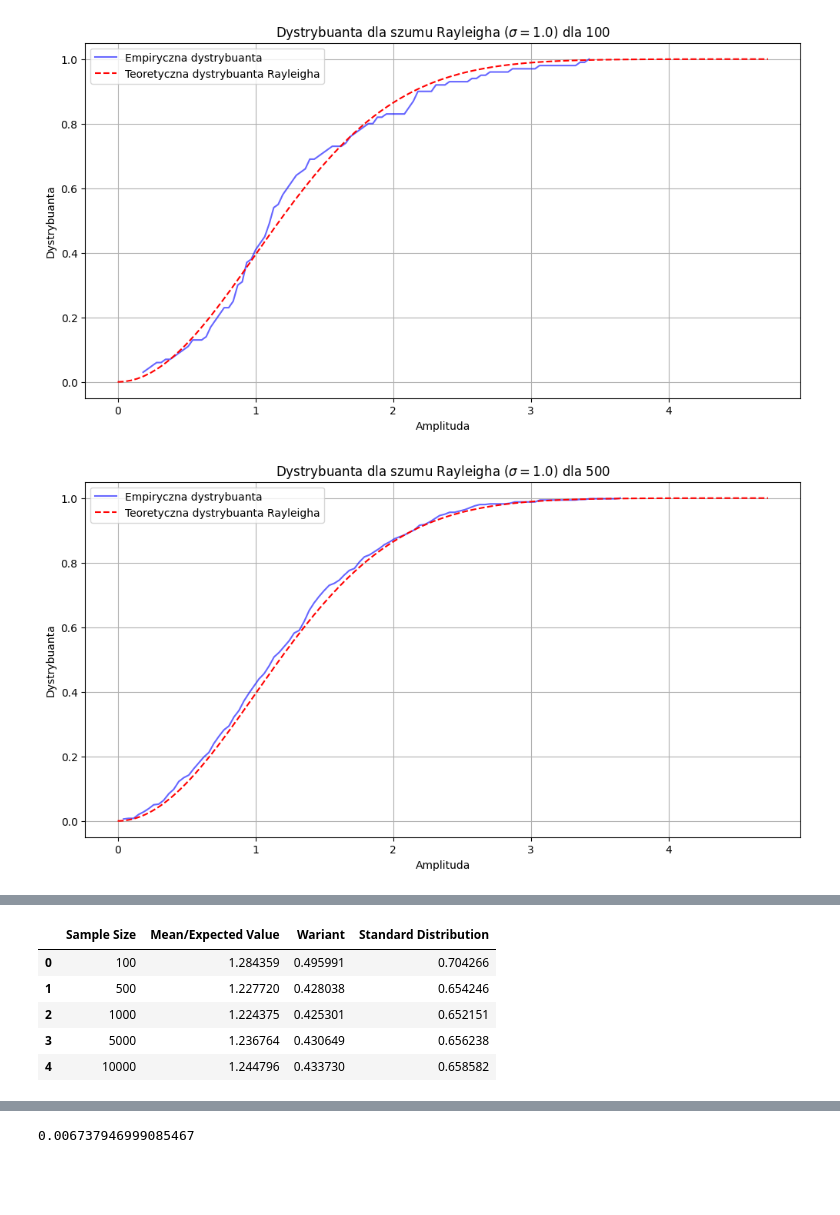
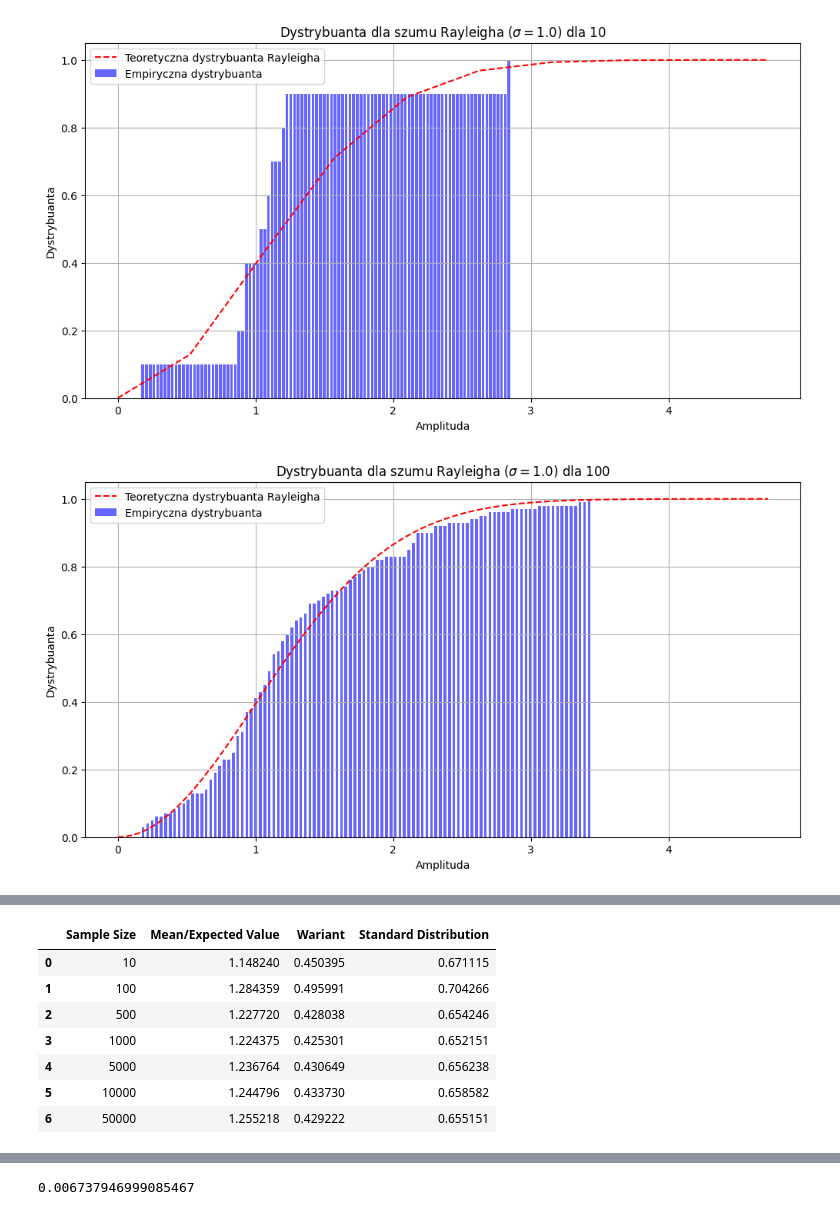
Before and after one commit to slaweksystem/Studia, a Jupyter notebook: Semestr 1/Procesy stochastyczne/zad-1.ipynb, the cells around one changed output, grey strips where cells are left out. Cells and saved outputs as stored; diff of their text form; code cells hidden in the pictures; blank space fills up the shorter version.

```diff
--- a/Semestr 1/Procesy stochastyczne/zad-1.ipynb
+++ b/Semestr 1/Procesy stochastyczne/zad-1.ipynb
@@ -5,26 +5,24 @@ import pandas as pd
 
 np.random.seed(69420)
 
-# częstotliwość
-n = 10000
-
 # Parametry symulacji
 sigma = 1.0             # Parametr sigma rozkładu Rayleigha
-sampling_freq = n  # Częstotliwość próbkowania w Hz
-duration = 1            # Czas trwania sygnału w sekundach
-num_samples = int(sampling_freq * duration)  # Liczba próbek
+sampling_freq = 10000  # Częstotliwość próbkowania w Hz
 
-sample_sizes = [100, 500, 1000, 5000, num_samples] # Liczba różnych próbek
+sample_sizes = [10, 100, 500, 1000, 5000, 10000, 50000] # Liczba różnych próbek
+
+num_samples = max(sample_sizes) # Liczba wszystkich próbek
+duration = num_samples/sampling_freq
 
 # Generowanie szumu Rayleigha
-rayleigh_noise = np.random.rayleigh(scale=sigma, size=num_samples)
+rayleigh_noise = np.random.rayleigh(scale=sigma, size=n)
 
 # Wizualizacja szumu
 for samples in sample_sizes:
     x_time = np.array([x/n * duration for x in range(samples)])
     plt.figure(figsize=(14, 6))
     plt.plot(x_time, rayleigh_noise[:samples], color="blue", alpha=0.7)
-    plt.title(f"Szum o rozkładzie Rayleigha ($\\sigma=1.0$) dla {samples} próbek przy częstotliwości badania: {n}Hz")
+    plt.title(f"Szum o rozkładzie Rayleigha ($\\sigma=1.0$) dla {samples} próbek przy częstotliwości badania: {sampling_freq}Hz")
     plt.xlabel("Czas (Sekundy)", )
     plt.ylabel("Amplituda")
     plt.grid(True)
@@ -76,23 +78,23 @@ for i in range(len(sample_sizes)):
 # %%
 # Obliczanie dystrybuanty (CDF) dla rozkładu Rayleigha na podstawie wygenerowanego szumu
 rayleigh_cdf_empirical = []
 
 for i in range(len(sample_sizes)):
     rayleigh_cdf_empirical.append(np.cumsum(pdf_values[i] * np.diff(bins[i])))  # Numeryczna aproksymacja CDF z histogramu
 
     # Teoretyczna dystrybuanta rozkładu Rayleigha
     rayleigh_cdf_theoretical = stats.rayleigh.cdf(x[i], scale=sigma)
 
     # Rysowanie dystrybuanty
     plt.figure(figsize=(12, 6))
-    plt.plot(bin_centers[i], rayleigh_cdf_empirical[i], label="Empiryczna dystrybuanta", color="blue", alpha=0.6)
+    plt.bar(bin_centers[i], rayleigh_cdf_empirical[i], label="Empiryczna dystrybuanta", color="blue", width=0.02, alpha=0.6)
     plt.plot(x[i], rayleigh_cdf_theoretical, label="Teoretyczna dystrybuanta Rayleigha", color="red", linestyle="--")
     plt.title(f"Dystrybuanta dla szumu Rayleigha ($\\sigma=1.0$) dla {sample_sizes[i]}")
     plt.xlabel("Amplituda")
     plt.ylabel("Dystrybuanta")
     plt.legend()
     plt.grid(True)
     plt.show()
 # %% [output]
-[figure, old version]
+[figure, new version]
-[figure, old version]
+[figure, new version]
@@ -125,8 +129,10 @@ summary_table
 #
 # %% [output]
 |  | Sample Size | Mean/Expected Value | Wariant | Standard Distribution |
-| 0 | 100 | 1.284359 | 0.495991 | 0.704266 |
-| 1 | 500 | 1.227720 | 0.428038 | 0.654246 |
-| 2 | 1000 | 1.224375 | 0.425301 | 0.652151 |
-| 3 | 5000 | 1.236764 | 0.430649 | 0.656238 |
-| 4 | 10000 | 1.244796 | 0.433730 | 0.658582 |
+| 0 | 10 | 1.148240 | 0.450395 | 0.671115 |
+| 1 | 100 | 1.284359 | 0.495991 | 0.704266 |
+| 2 | 500 | 1.227720 | 0.428038 | 0.654246 |
+| 3 | 1000 | 1.224375 | 0.425301 | 0.652151 |
+| 4 | 5000 | 1.236764 | 0.430649 | 0.656238 |
+| 5 | 10000 | 1.244796 | 0.433730 | 0.658582 |
+| 6 | 50000 | 1.255218 | 0.429222 | 0.655151 |
```
Also changed, not shown: parts of 6 cells of this notebook, 1 other file.
